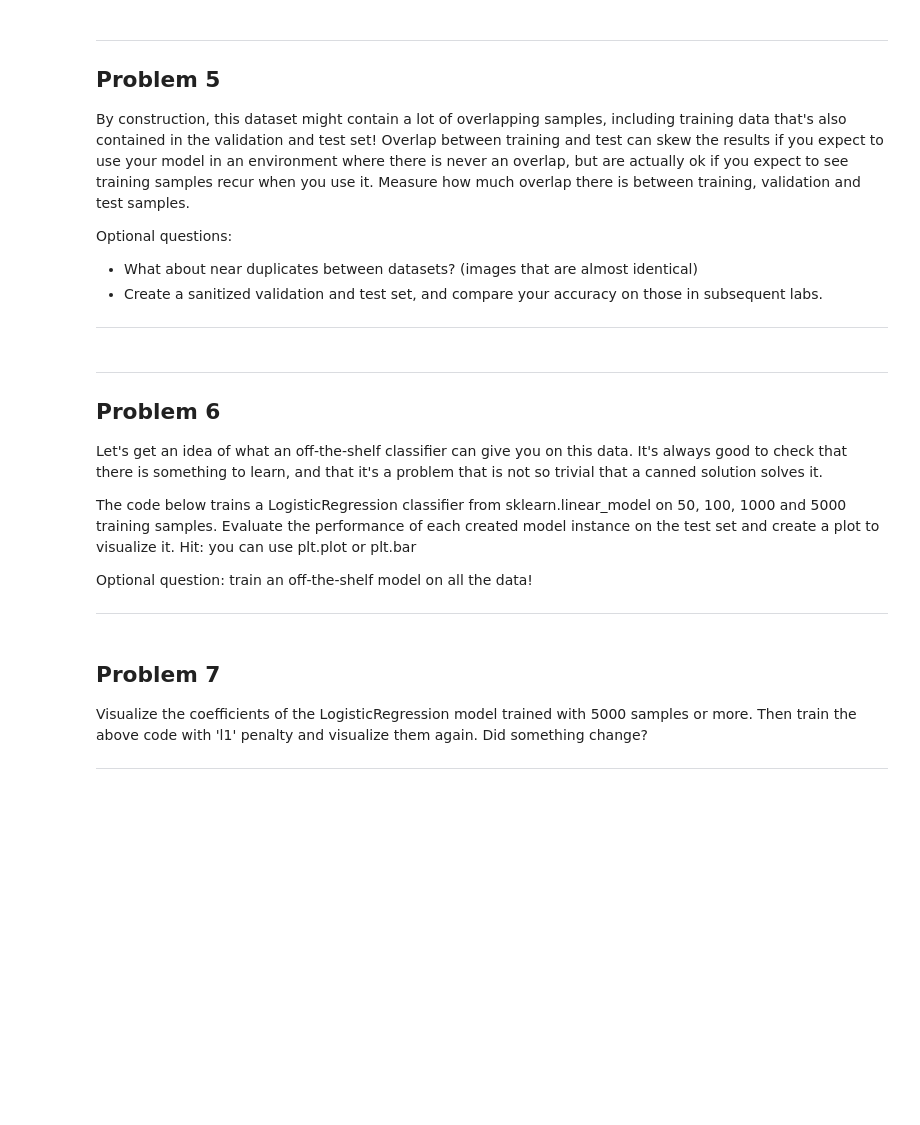
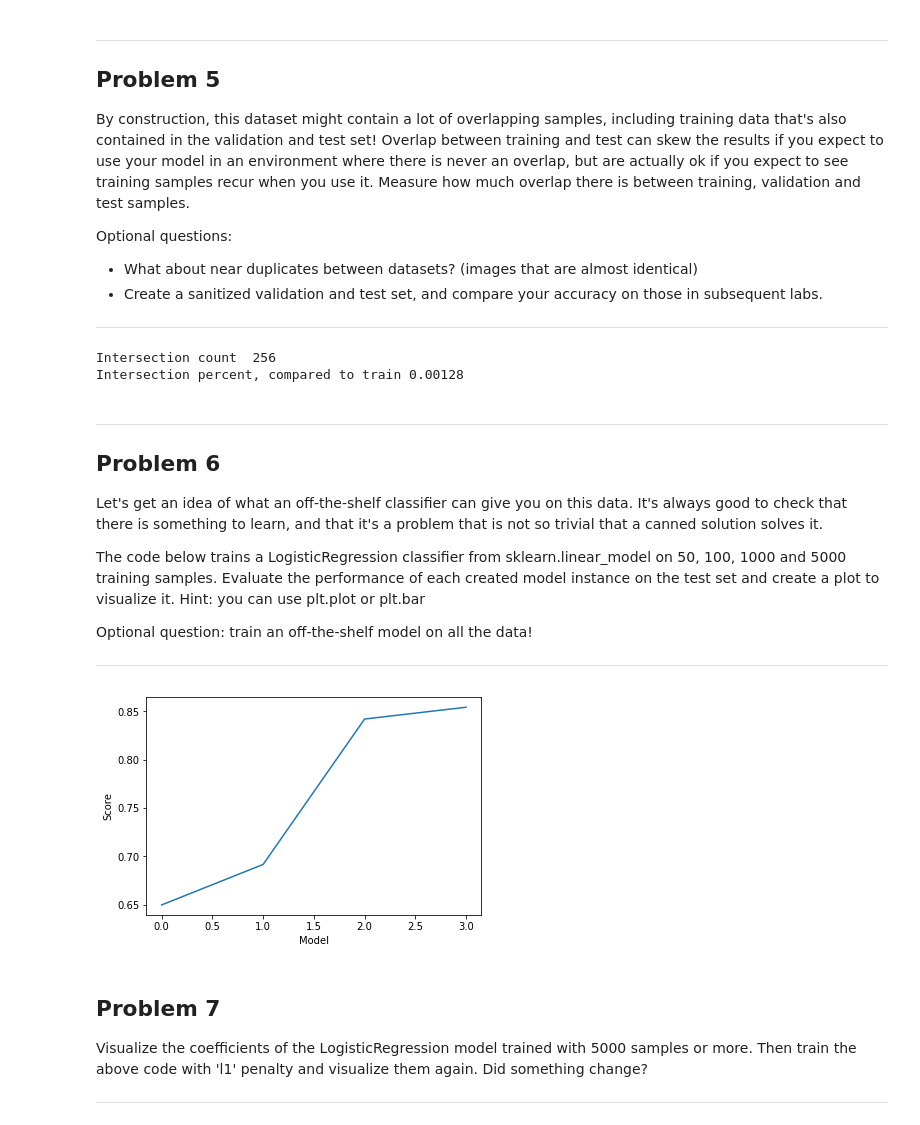
Before and after one commit to ivanasen/deep-learning-su, a Jupyter notebook: labs/lab1/lab-1.ipynb, the cells around one changed output. Cells and saved outputs as stored; diff of their text form; code cells hidden in the pictures; blank space fills up the shorter version.

```diff
--- a/labs/lab1/lab-1.ipynb
+++ b/labs/lab1/lab-1.ipynb
@@ -30,7 +30,7 @@ First, we'll download the dataset to our local machine. The data consists of cha
 # %%
 url = 'https://commondatastorage.googleapis.com/books1000/'
 last_percent_reported = None
-data_root = './' # Change me to store data elsewhere
+data_root = './data' # Change me to store data elsewhere
 
 def download_progress_hook(count, blockSize, totalSize):
   """A hook to report the progress of a download. This is mostly intended for users with
@@ -366,6 +376,20 @@ Optional questions:
 - What about near duplicates between datasets? (images that are almost identical)
 - Create a sanitized validation and test set, and compare your accuracy on those in subsequent labs.
 ---
+# %%
+intersection_train_val = np.intersect1d(train_dataset, valid_dataset)
+intersection_overall = np.intersect1d(intersection_train_val, test_dataset)
+
+train_dataset_unique = train_dataset # don't need to remove intersection from train_dataset, since it's removed from valid_dataset and train_dataset
+valid_dataset_unique = np.setdiff1d(valid_dataset, intersection_overall)
+test_dataset_unique = np.setdiff1d(test_dataset, intersection_overall)
+
+print('Intersection count ', len(intersection_train_val))
+
+print('Intersection percent, compared to train', len(intersection_train_val) / len(train_dataset))
+# %% [output]
+Intersection count  256
+Intersection percent, compared to train 0.00128
 # %% [markdown]
 ---
 Problem 6
@@ -374,7 +398,7 @@ Problem 6
 Let's get an idea of what an off-the-shelf classifier can give you on this data. It's always good to check that there is something to learn, and that it's a problem that is not so trivial that a canned solution solves it.
 
 The code below trains a LogisticRegression classifier from sklearn.linear_model on 50, 100, 1000 and 5000 training samples. Evaluate the performance of each created model instance on the test set and create a plot to visualize it.
-Hit: you can use plt.plot or plt.bar
+Hint: you can use plt.plot or plt.bar
 
 Optional question: train an off-the-shelf model on all the data!
 
@@ -391,6 +415,19 @@ for num_training_samples in NUM_TRAINING_SAMPLES:
         train_labels[:num_training_samples]
     )
     models.append(model)
+# %%
+regression_scores = []
+
+for model in models:
+    score = model.score([sample.reshape(-1) for sample in test_dataset], test_labels)
+    regression_scores.append(score)
+
+plt.plot(regression_scores)
+plt.xlabel("Model")
+plt.ylabel("Score")
+plt.show()
+# %% [output]
+[figure, added]
 # %% [markdown]
 Problem 7
 ---------
```
Also changed, not shown: parts of 13 cells of this notebook, 1 other file.
